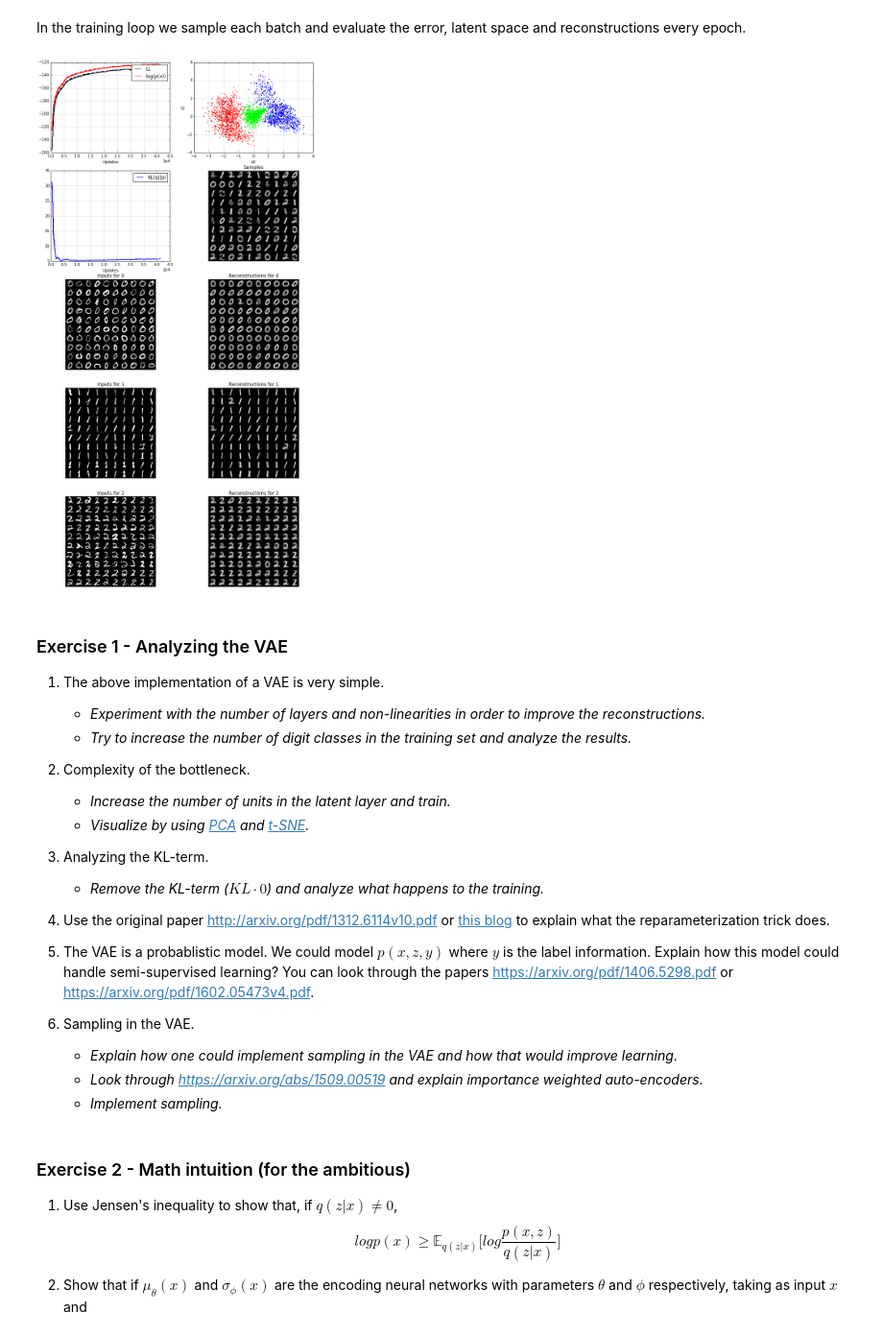
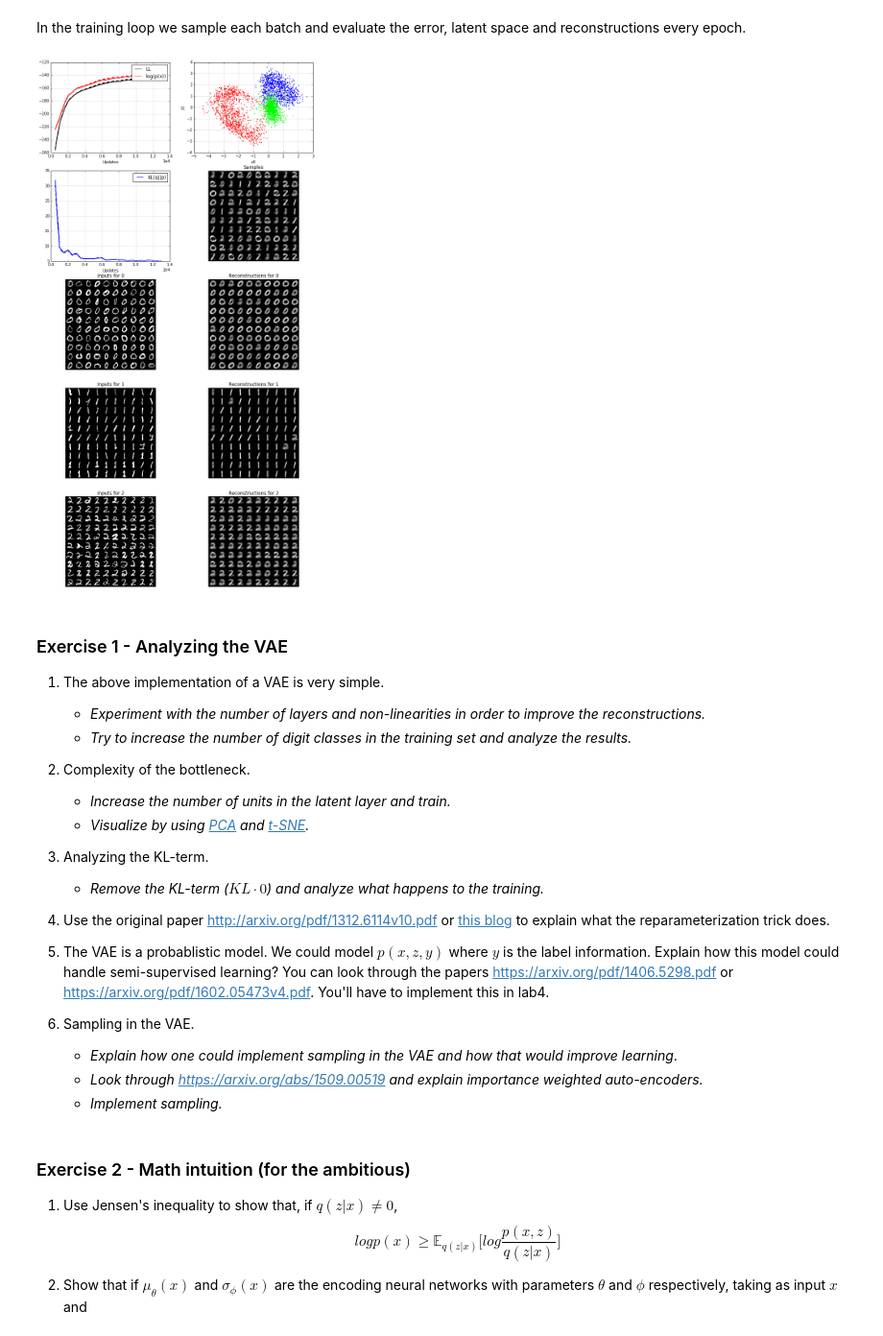
Before and after one commit to DeepLearningDTU/variational-autoencoders-summerschool-2016, a Jupyter notebook: lab3/lab3_VAE.ipynb, the cells around one changed output. Shown at 96% size. Drawn from its saved outputs; the diff is of its cells as text; code cells hidden in the pictures.

```diff
--- a/lab3/lab3_VAE.ipynb
+++ b/lab3/lab3_VAE.ipynb
@@ -215,7 +215,7 @@ try:
         _LL_train, _KL_train, _logpx_train = [],[],[]
         idxs = np.random.choice(range(x_train.shape[0]), size=(batch_size), replace=False)
         x_batch = x_train[idxs]
-        out = f_train(x_train)
+        out = f_train(x_batch)
         samples_processed += batch_size
 
         if samples_processed % val_interval == 0:
@@ -280,34 +280,34 @@ try:
             c=0
             for k in range(5, 5 + num_classes*2, 2):
                 plt.subplot(num_classes+2,2,k)
                 plt.cla()
                 plt.title('Inputs for %i' % c)
                 plt.axis('off')
                 idx = 0
                 canvas = np.zeros((28*10, 10*28))
                 for i in range(10):
                     for j in range(10):
                         canvas[i*28:(i+1)*28, j*28:(j+1)*28] = x_valid[targets_valid==c][idx].reshape((28, 28))
                         idx += 1
                 plt.imshow(canvas, cmap='gray')
 
                 plt.subplot(num_classes+2,2,k+1)
                 plt.cla()
                 plt.title('Reconstructions for %i' % c)
                 plt.axis('off')
                 idx = 0
                 canvas = np.zeros((28*10, 10*28))
                 for i in range(10):
                     for j in range(10):
                         canvas[i*28:(i+1)*28, j*28:(j+1)*28] = x_recon[targets_valid==c][idx].reshape((28, 28))
                         idx += 1
                 plt.imshow(canvas, cmap='gray')
                 c += 1
 
 except KeyboardInterrupt:
     pass
 # %% [output]
-[figure, old version]
+[figure, new version]
 # %% [markdown]
 ### Exercise 1 - Analyzing the VAE
 1. The above implementation of a VAE is very simple.
@@ -323,7 +323,7 @@ except KeyboardInterrupt:
 
 4. Use the original paper http://arxiv.org/pdf/1312.6114v10.pdf or [this blog](http://blog.shakirm.com/2015/10/machine-learning-trick-of-the-day-4-reparameterisation-tricks/) to explain what the reparameterization trick does.
 
-5. The VAE is a probablistic model. We could model $p(x,z,y)$ where $y$ is the label information. Explain how this model could handle semi-supervised learning? You can look through the papers https://arxiv.org/pdf/1406.5298.pdf or  https://arxiv.org/pdf/1602.05473v4.pdf.
+5. The VAE is a probablistic model. We could model $p(x,z,y)$ where $y$ is the label information. Explain how this model could handle semi-supervised learning? You can look through the papers https://arxiv.org/pdf/1406.5298.pdf or  https://arxiv.org/pdf/1602.05473v4.pdf. You'll have to implement this in lab4.
 
 6. Sampling in the VAE.
     - *Explain how one could implement sampling in the VAE and how that would improve learning*.
```
Also changed, not shown: parts of 1 cell of this notebook, 4 other files.
